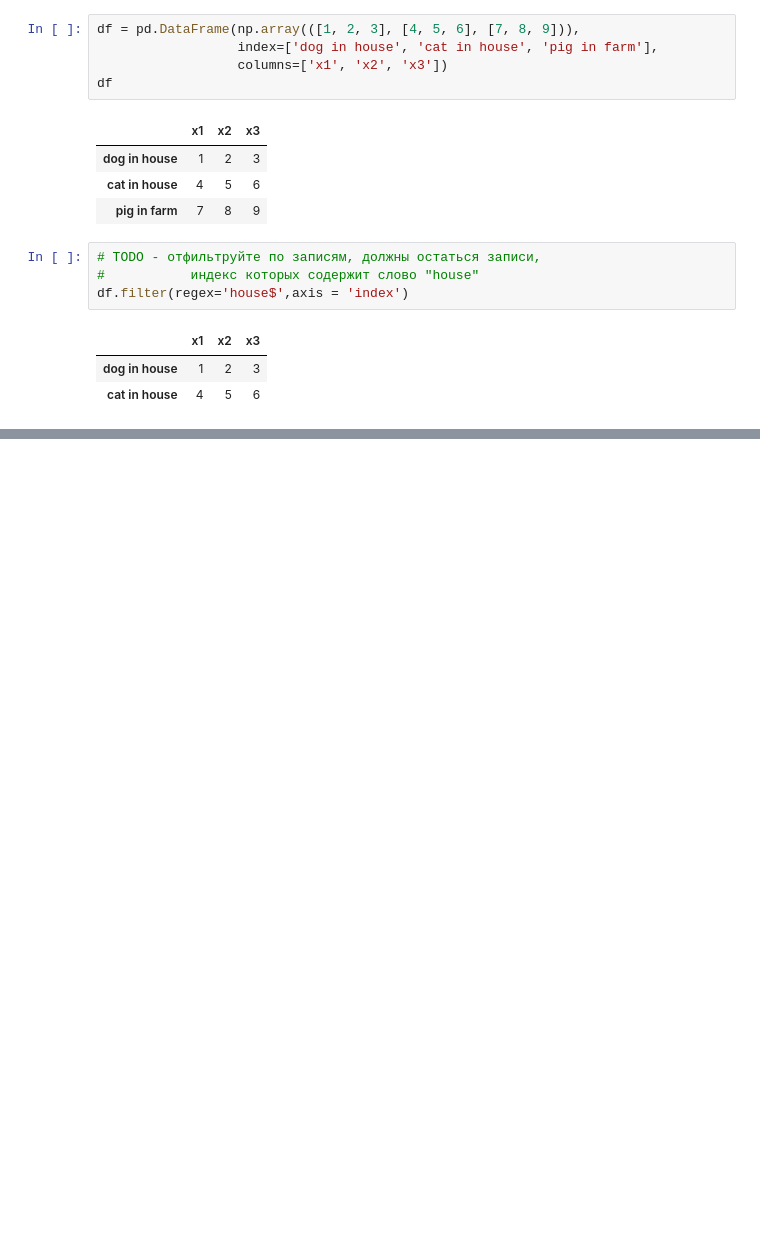
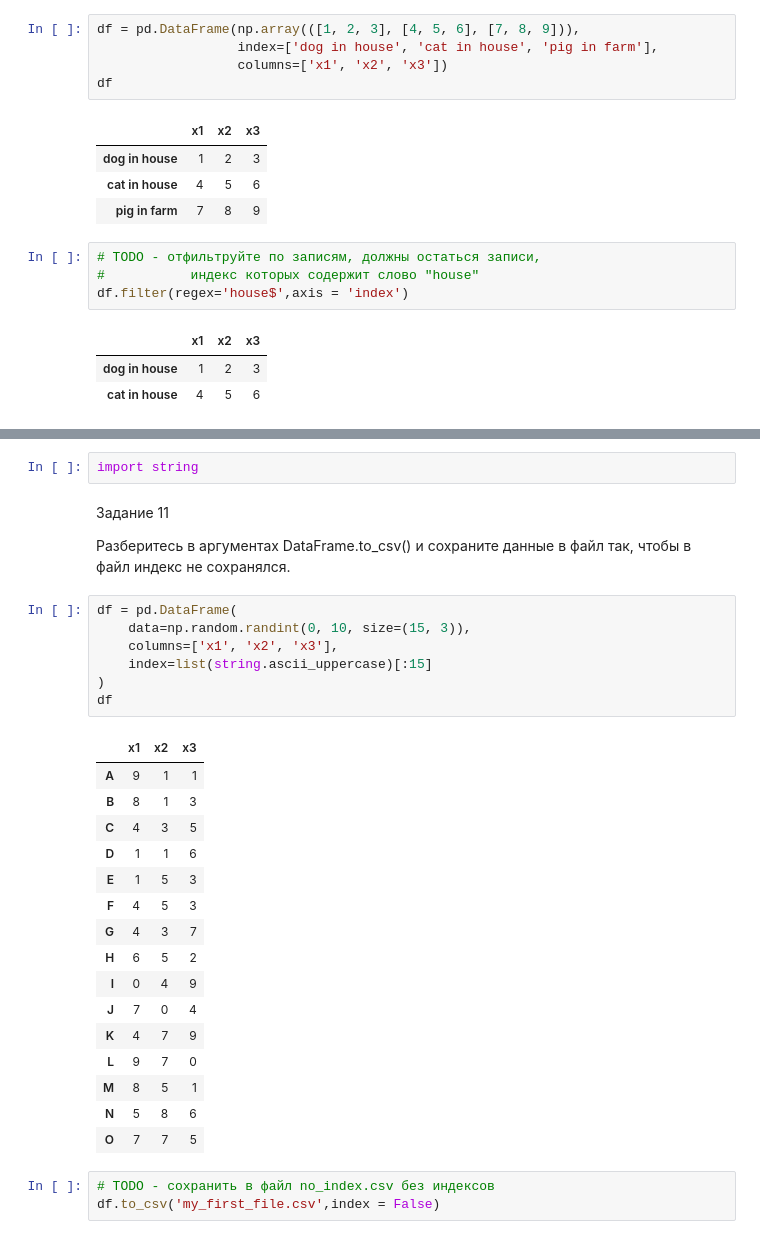
Before and after one commit to Nivoter/ML, a Jupyter notebook: PR03.ipynb, the cells around one changed output, grey strips where cells are left out. Drawn from its saved outputs; the diff is of its cells as text; blank space fills up the shorter version.

```diff
--- a/PR03.ipynb
+++ b/PR03.ipynb
@@ -237,0 +363,34 @@ df.filter(regex='house$',axis = 'index')
+# %%
+import string
+# %% [markdown]
+
+Задание 11
+
+Разберитесь в аргументах DataFrame.to_csv() и сохраните данные в файл так, чтобы в файл индекс не сохранялся.
+# %%
+df = pd.DataFrame(
+    data=np.random.randint(0, 10, size=(15, 3)),
+    columns=['x1', 'x2', 'x3'],
+    index=list(string.ascii_uppercase)[:15]
+)
+df
+# %% [output]
+|  | x1 | x2 | x3 |
+| A | 9 | 1 | 1 |
+| B | 8 | 1 | 3 |
+| C | 4 | 3 | 5 |
+| D | 1 | 1 | 6 |
+| E | 1 | 5 | 3 |
+| F | 4 | 5 | 3 |
+| G | 4 | 3 | 7 |
+| H | 6 | 5 | 2 |
+| I | 0 | 4 | 9 |
+| J | 7 | 0 | 4 |
+| K | 4 | 7 | 9 |
+| L | 9 | 7 | 0 |
+| M | 8 | 5 | 1 |
+| N | 5 | 8 | 6 |
+| O | 7 | 7 | 5 |
+# %%
+# TODO - сохранить в файл no_index.csv без индексов
+df.to_csv('my_first_file.csv',index = False)
```
Also changed, not shown: parts of 13 cells of this notebook.
